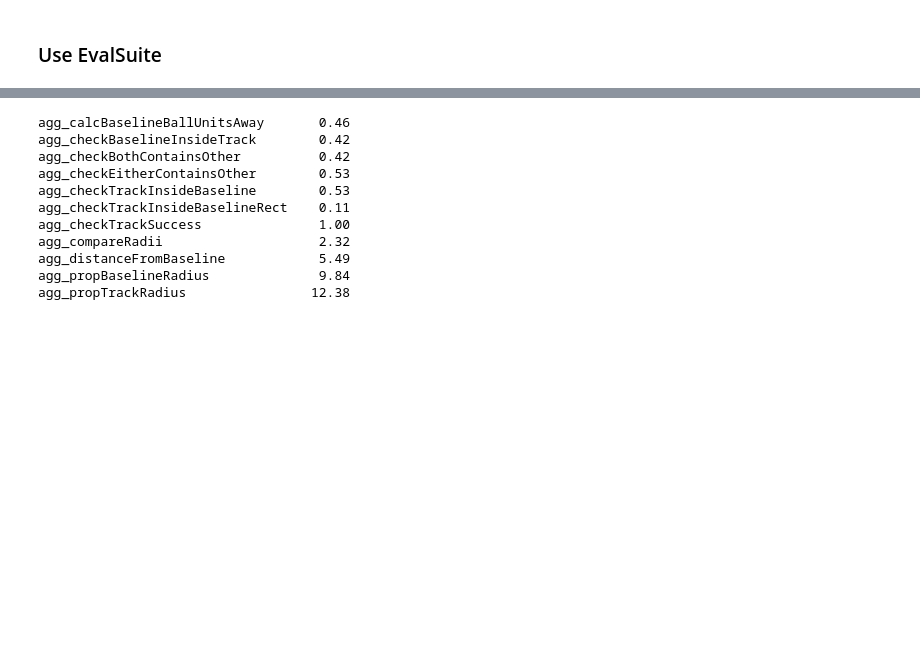
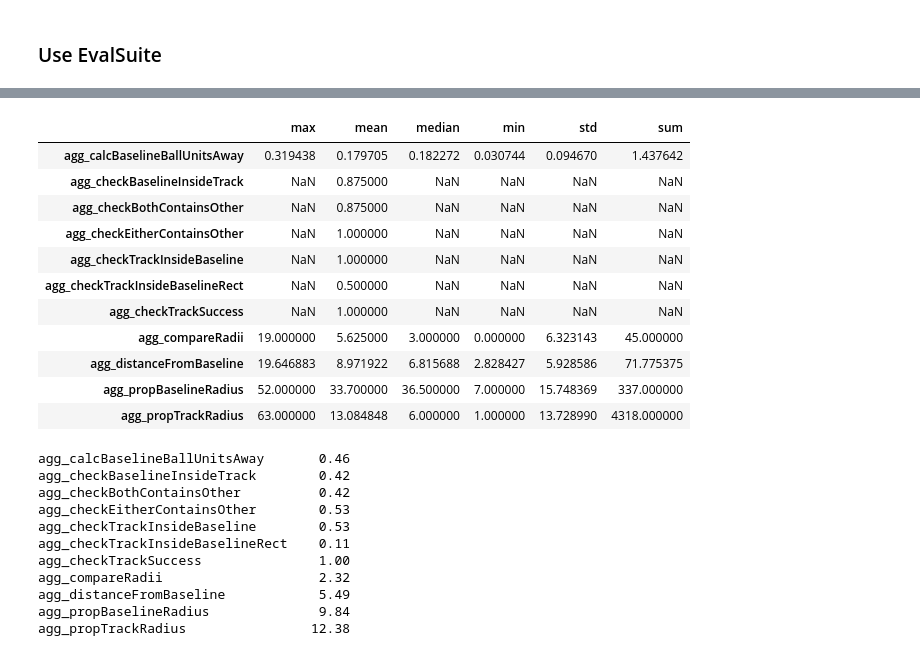
Before and after one commit to sutt/ppd, a Jupyter notebook: books/eval-module-5.ipynb, the cells around one changed output, grey strips where cells are left out. Drawn from its saved outputs; the diff is of its cells as text; code cells hidden in the pictures; blank space fills up the shorter version.

```diff
--- a/books/eval-module-5.ipynb
+++ b/books/eval-module-5.ipynb
@@ -84,3 +139,18 @@ agg_propTrackRadius                12.38
+# %%
+suite2.aggDfh.df
+# %% [output]
+|  | max | mean | median | min | std | sum |
+| agg_calcBaselineBallUnitsAway | 0.319438 | 0.179705 | 0.182272 | 0.030744 | 0.094670 | 1.437642 |
+| agg_checkBaselineInsideTrack | NaN | 0.875000 | NaN | NaN | NaN | NaN |
+| agg_checkBothContainsOther | NaN | 0.875000 | NaN | NaN | NaN | NaN |
+| agg_checkEitherContainsOther | NaN | 1.000000 | NaN | NaN | NaN | NaN |
+| agg_checkTrackInsideBaseline | NaN | 1.000000 | NaN | NaN | NaN | NaN |
+| agg_checkTrackInsideBaselineRect | NaN | 0.500000 | NaN | NaN | NaN | NaN |
+| agg_checkTrackSuccess | NaN | 1.000000 | NaN | NaN | NaN | NaN |
+| agg_compareRadii | 19.000000 | 5.625000 | 3.000000 | 0.000000 | 6.323143 | 45.000000 |
+| agg_distanceFromBaseline | 19.646883 | 8.971922 | 6.815688 | 2.828427 | 5.928586 | 71.775375 |
+| agg_propBaselineRadius | 52.000000 | 33.700000 | 36.500000 | 7.000000 | 15.748369 | 337.000000 |
+| agg_propTrackRadius | 63.000000 | 13.084848 | 6.000000 | 1.000000 | 13.728990 | 4318.000000 |
 # %%
 suite.previewEachDf(clip_rows=3)
 # %% [output]
```
Also changed, not shown: parts of 11 cells of this notebook, 4 other files.
